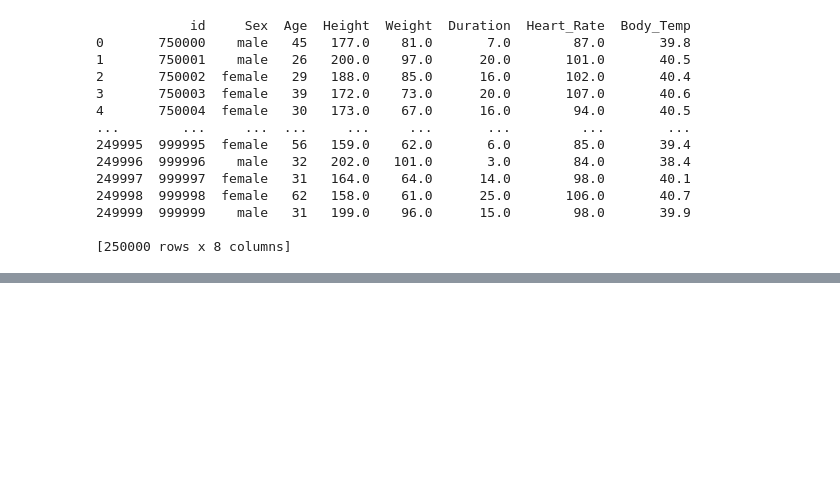
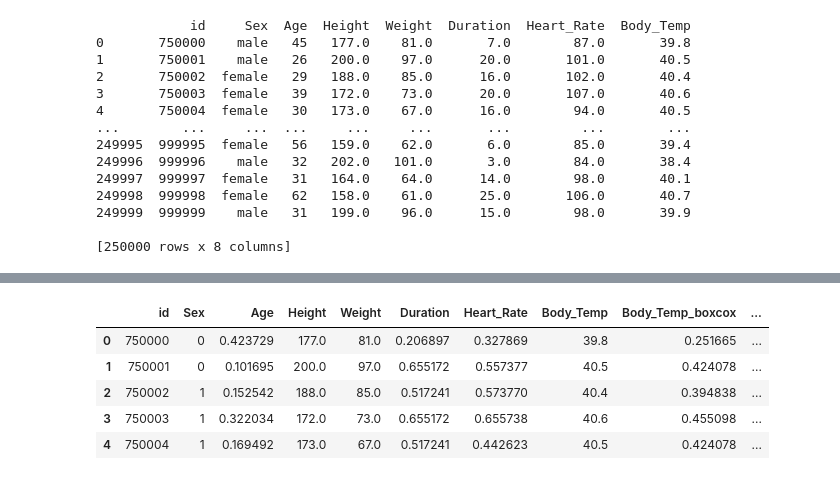
Before and after one commit to rxhxt/Predict-Calorie-Expenditure-Competition, a Jupyter notebook: predictor.ipynb, the cells around one changed output, grey strips where cells are left out. Drawn from its saved outputs; the diff is of its cells as text; code cells hidden in the pictures; blank space fills up the shorter version.

```diff
--- a/predictor.ipynb
+++ b/predictor.ipynb
@@ -738,0 +1191,3 @@ final_df.to_csv('v1_submission.csv', index=False)
+# %%
+df_original.columns = df_train.columns
+df_original.head()
@@ -738,0 +1201,3 @@ final_df.to_csv('v1_submission.csv', index=False)
+# %%
+df_combined = pd.concat([df_train, df_original], ignore_index=True)
+df_combined.info()
@@ -738,0 +1221,23 @@ final_df.to_csv('v1_submission.csv', index=False)
+# %%
+from sklearn.preprocessing import MinMaxScaler
+from sklearn.model_selection import train_test_split
+
+df_combined_no_dup = df_combined.drop_duplicates(subset=df_combined.columns.difference(['id']), keep='first')
+df_combined_clean = df_combined_no_dup.drop(columns=["id"], axis=1)
+df_combined_clean['BMI'] = df_combined_clean['Weight'] / ((df_combined_clean['Height']/100) ** 2)
+scaler = MinMaxScaler()
+numerical_cols = ['Age', 'Duration', 'Heart_Rate', 'Calories', 'Body_Temp', 'BMI']
+x_numerical_cols = ['Age', 'Duration', 'Heart_Rate', 'Body_Temp', 'BMI']
+
+numerical_cols_to_scale = [col for col in numerical_cols if col not in ["Calories"]]  # excluding target variable
+
+# Fit and transform the numerical columns
+df_combined_clean[numerical_cols_to_scale] = scaler.fit_transform(df_combined_clean[numerical_cols_to_scale])
+df_combined_clean['Sex'] = df_combined_clean['Sex'].map({'male': 0, 'female': 1})
+X = ['Sex', 'Age', 'Duration', 'Heart_Rate', 'Body_Temp', 'BMI']
+Y= ['Calories']
+X_train, X_test, y_train, y_test = train_test_split(df_combined_clean[X], df_combined_clean[Y], test_size=0.2, random_state=42)
+print(f"X_train shape: {X_train.shape}")
+print(f"X_test shape: {X_test.shape}")
+print(f"y_train shape: {y_train.shape}")
+print(f"y_test shape: {y_test.shape}")
@@ -738,0 +1344,19 @@ final_df.to_csv('v1_submission.csv', index=False)
+# %%
+# d_x_test = xgb.DMatrix(df_test[imp_features])
+y_pred_final = lgb_model_best_params.predict(df_test[imp_features])
+
+# Apply inverse Box-Cox transformation
+# df_test['Calories'] = inverse_boxcox(df_test['Calories_boxcox'], lambda_calories)
+
+# Ensure non-negative values and round to 2 decimal places
+df_test['Calories'] = np.maximum(0, y_pred_final)
+df_test['Calories'] = np.round(df_test['Calories'], 2)
+# %%
+df_test.head()
+# %% [output]
+|  | id | Sex | Age | Height | Weight | Duration | Heart_Rate | Body_Temp | Body_Temp_boxcox | ... |
+| 0 | 750000 | 0 | 0.423729 | 177.0 | 81.0 | 0.206897 | 0.327869 | 39.8 | 0.251665 | ... |
+| 1 | 750001 | 0 | 0.101695 | 200.0 | 97.0 | 0.655172 | 0.557377 | 40.5 | 0.424078 | ... |
+| 2 | 750002 | 1 | 0.152542 | 188.0 | 85.0 | 0.517241 | 0.573770 | 40.4 | 0.394838 | ... |
+| 3 | 750003 | 1 | 0.322034 | 172.0 | 73.0 | 0.655172 | 0.655738 | 40.6 | 0.455098 | ... |
+| 4 | 750004 | 1 | 0.169492 | 173.0 | 67.0 | 0.517241 | 0.442623 | 40.5 | 0.424078 | ... |
```
Also changed, not shown: parts of 45 cells of this notebook, 6 other files.
